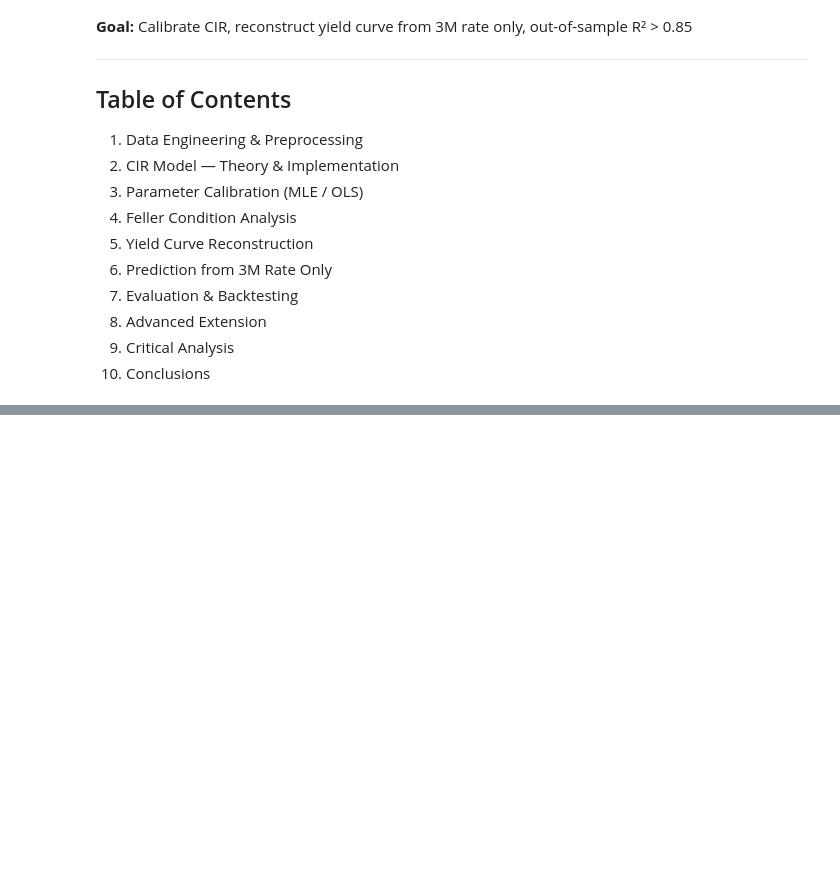
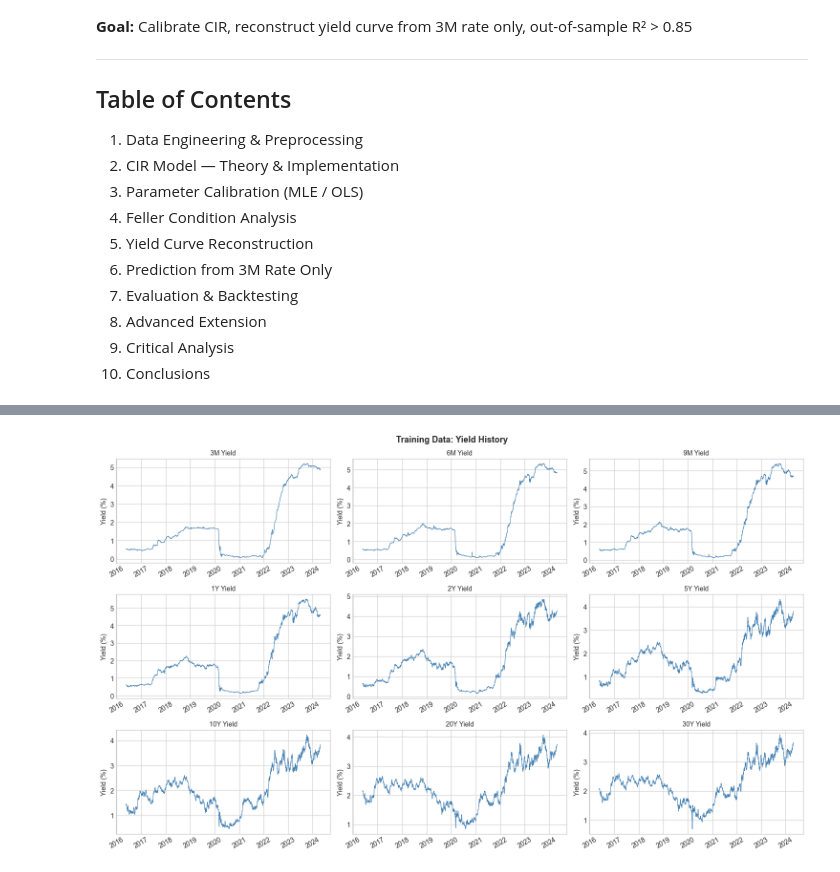
Before and after one commit to aayushp0403/stochastic-ir-modelling, a Jupyter notebook: notebooks/cir_model.ipynb, the cells around one changed output, grey strips where cells are left out. Drawn from its saved outputs; the diff is of its cells as text; code cells hidden in the pictures; blank space fills up the shorter version.

Commit message:
data load, outlier handling, EDA plots

```diff
--- a/notebooks/cir_model.ipynb
+++ b/notebooks/cir_model.ipynb
@@ -35,0 +180,27 @@ env ready
+# %%
+def plot_yield_history(df, title="Training Data: Yield History"):
+    """quick look at all maturities over time — useful sanity check"""
+    yield_cols = [c for c in df.columns if c != 'Date']
+
+    fig, axes = plt.subplots(3, 3, figsize=(15, 9))
+    axes = axes.flatten()
+
+    for i, col in enumerate(yield_cols):
+        axes[i].plot(df['Date'], df[col] * 100, linewidth=0.8, color='steelblue')
+        axes[i].set_title(f"{col} Yield", fontsize=10)
+        axes[i].set_ylabel("Yield (%)")
+        axes[i].xaxis.set_major_formatter(mdates.DateFormatter('%Y'))
+        axes[i].tick_params(axis='x', rotation=30)
+
+    # hide unused subplots if fewer than 9 cols
+    for j in range(len(yield_cols), len(axes)):
+        axes[j].set_visible(False)
+
+    plt.suptitle(title, fontsize=13, fontweight='bold')
+    plt.tight_layout()
+    plt.show()
+
+
+plot_yield_history(train)
+# %% [output]
+[figure, added]
```
Also changed, not shown: parts of 4 cells of this notebook, 3 other files.
